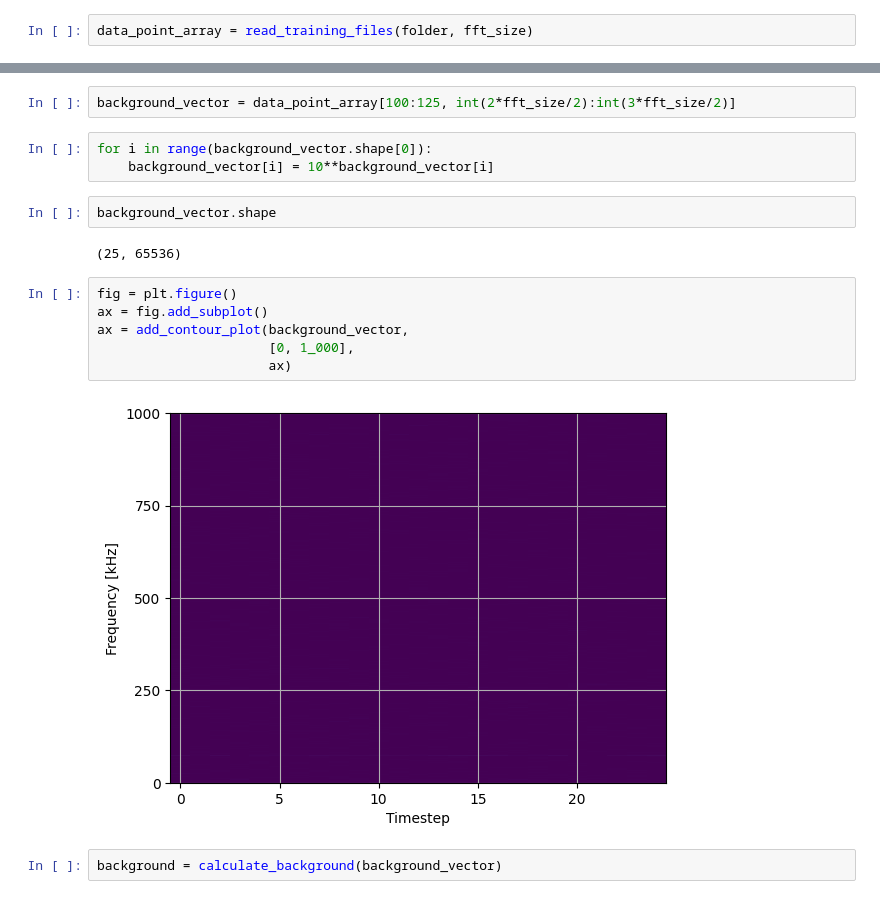
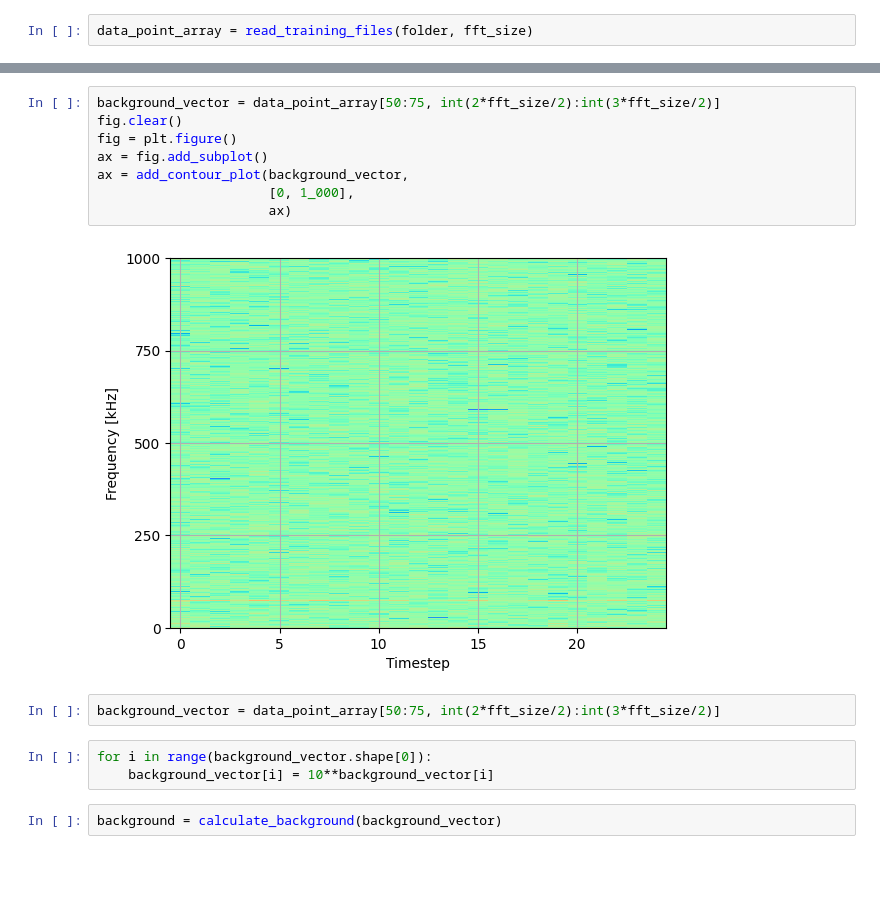
Before and after one commit to fair-acc/pulsed-power-ml, a Jupyter notebook: src/pulsed_power_ml/notebooks/FAIRTestNobebook_NB_2022-09-27.ipynb, the cells around one changed output, grey strips where cells are left out. Saved outputs shown, nothing was run; the diff lists cells and outputs as text; blank space fills up the shorter version.

```diff
--- a/src/pulsed_power_ml/notebooks/FAIRTestNobebook_NB_2022-09-27.ipynb
+++ b/src/pulsed_power_ml/notebooks/FAIRTestNobebook_NB_2022-09-27.ipynb
@@ -35,20 +44,18 @@ data_point_array = read_training_files(folder, fft_size)
+# %%
+background_vector = data_point_array[50:75, int(2*fft_size/2):int(3*fft_size/2)]
+fig.clear()
+fig = plt.figure()
+ax = fig.add_subplot()
+ax = add_contour_plot(background_vector,
+                      [0, 1_000],
+                      ax)
+# %% [output]
+[figure, added]
 # %%
-background_vector = data_point_array[100:125, int(2*fft_size/2):int(3*fft_size/2)]
+background_vector = data_point_array[50:75, int(2*fft_size/2):int(3*fft_size/2)]
 # %%
 for i in range(background_vector.shape[0]):
     background_vector[i] = 10**background_vector[i]
-# %%
-background_vector.shape
-# %% [output]
-(25, 65536)
-# %%
-fig = plt.figure()
-ax = fig.add_subplot()
-ax = add_contour_plot(background_vector,
-                      [0, 1_000],
-                      ax)
-# %% [output]
-[figure, removed]
 # %%
 background = calculate_background(background_vector)
 # %%
```
Also changed, not shown: parts of 16 cells of this notebook, 2 other files.
